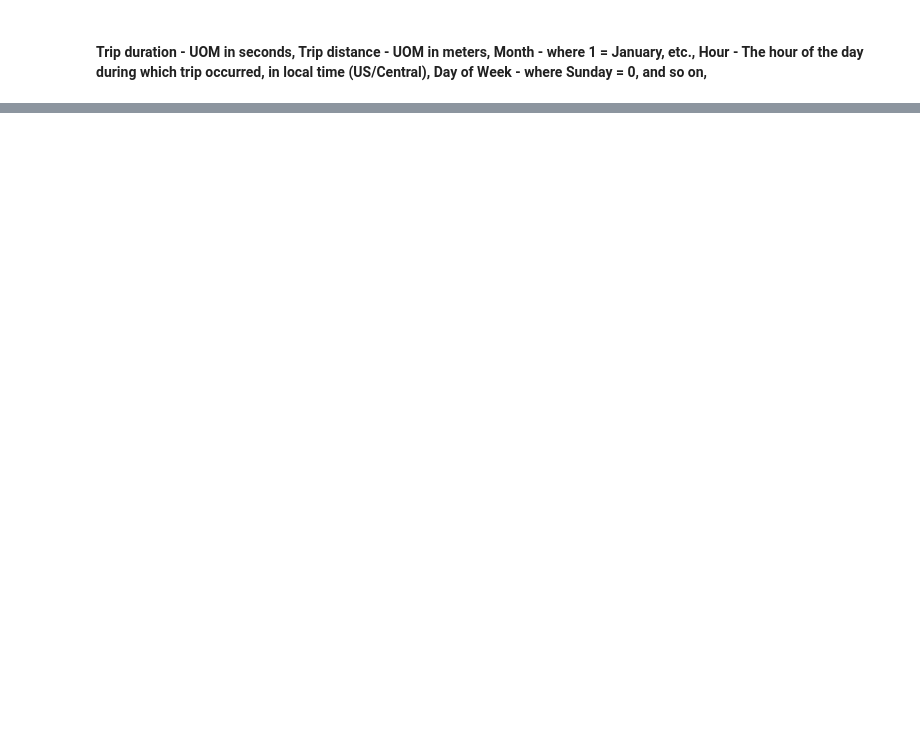
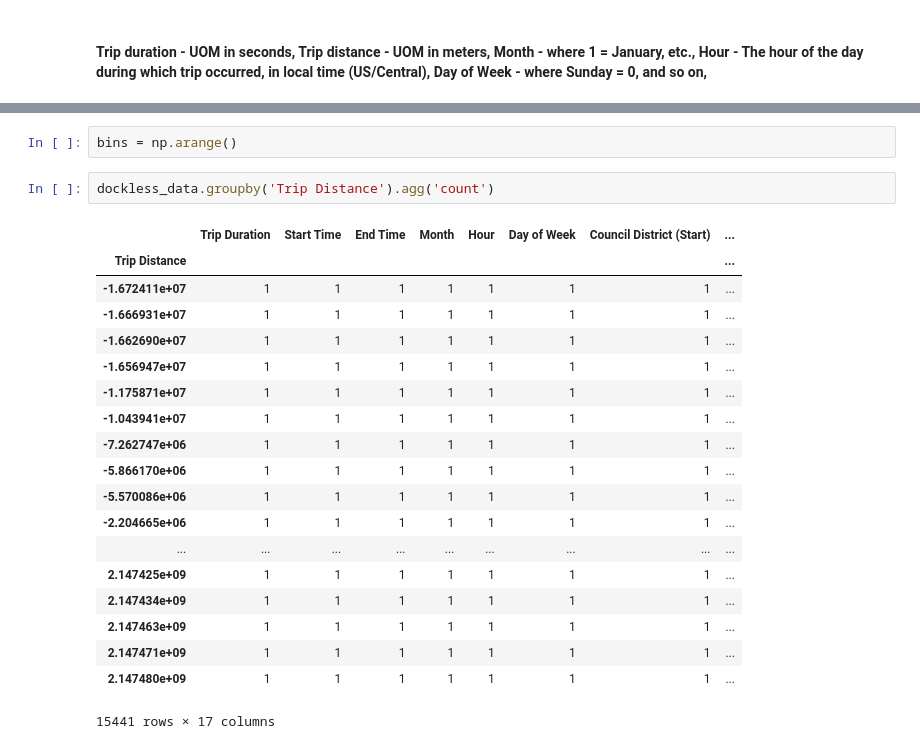
Before and after one commit to sameerabalay/Dockless_Mobility, a Jupyter notebook: src/EDA.ipynb, the cells around one changed output, grey strips where cells are left out. Cells and saved outputs as stored; diff of their text form; blank space fills up the shorter version.

```diff
--- a/src/EDA.ipynb
+++ b/src/EDA.ipynb
@@ -593,0 +714,24 @@ df_1.head(5)
+# %%
+bins = np.arange()
+# %%
+dockless_data.groupby('Trip Distance').agg('count')
+# %% [output]
+|  | Trip Duration | Start Time | End Time | Month | Hour | Day of Week | Council District (Start) | ... |
+| Trip Distance |  |  |  |  |  |  |  | ... |
+| -1.672411e+07 | 1 | 1 | 1 | 1 | 1 | 1 | 1 | ... |
+| -1.666931e+07 | 1 | 1 | 1 | 1 | 1 | 1 | 1 | ... |
+| -1.662690e+07 | 1 | 1 | 1 | 1 | 1 | 1 | 1 | ... |
+| -1.656947e+07 | 1 | 1 | 1 | 1 | 1 | 1 | 1 | ... |
+| -1.175871e+07 | 1 | 1 | 1 | 1 | 1 | 1 | 1 | ... |
+| -1.043941e+07 | 1 | 1 | 1 | 1 | 1 | 1 | 1 | ... |
+| -7.262747e+06 | 1 | 1 | 1 | 1 | 1 | 1 | 1 | ... |
+| -5.866170e+06 | 1 | 1 | 1 | 1 | 1 | 1 | 1 | ... |
+| -5.570086e+06 | 1 | 1 | 1 | 1 | 1 | 1 | 1 | ... |
+| -2.204665e+06 | 1 | 1 | 1 | 1 | 1 | 1 | 1 | ... |
+| ... | ... | ... | ... | ... | ... | ... | ... | ... |
+| 2.147425e+09 | 1 | 1 | 1 | 1 | 1 | 1 | 1 | ... |
+| 2.147434e+09 | 1 | 1 | 1 | 1 | 1 | 1 | 1 | ... |
+| 2.147463e+09 | 1 | 1 | 1 | 1 | 1 | 1 | 1 | ... |
+| 2.147471e+09 | 1 | 1 | 1 | 1 | 1 | 1 | 1 | ... |
+| 2.147480e+09 | 1 | 1 | 1 | 1 | 1 | 1 | 1 | ... |
+15441 rows × 17 columns
```
Also changed, not shown: parts of 26 cells of this notebook, 2 other files.
